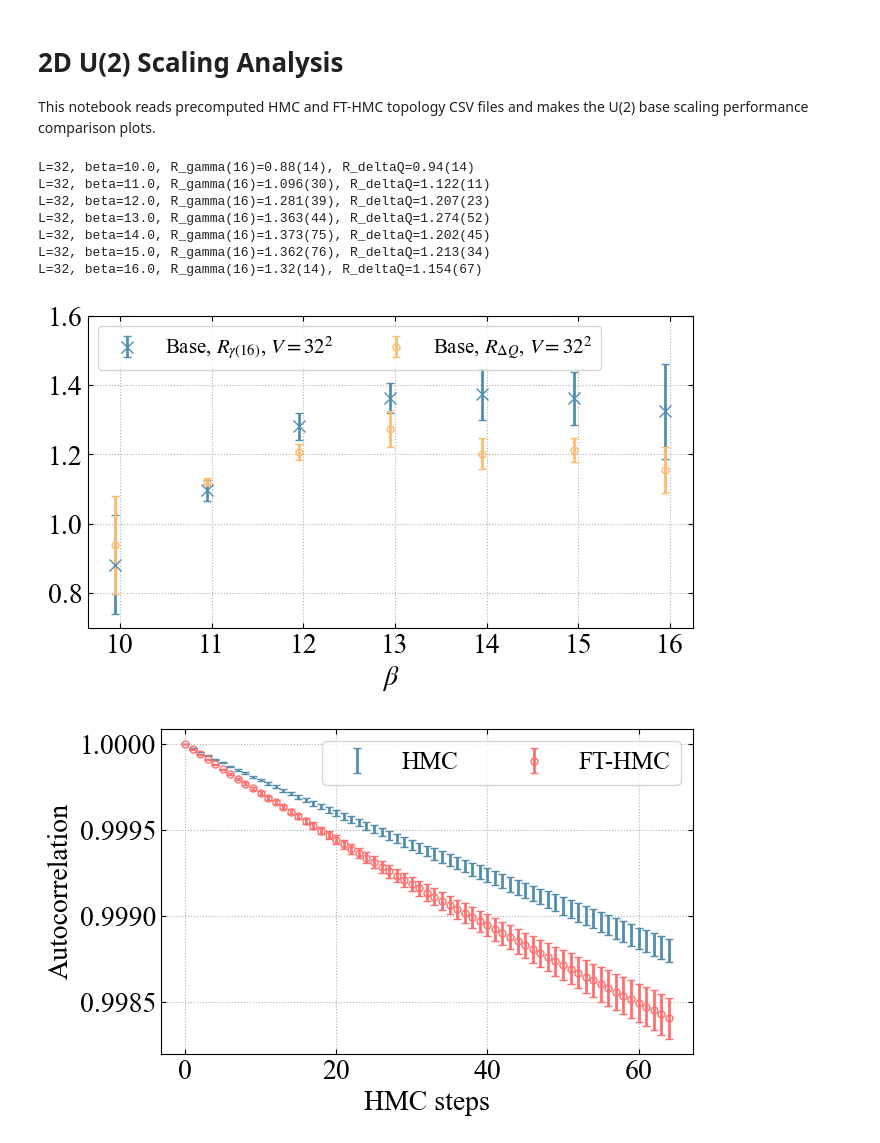
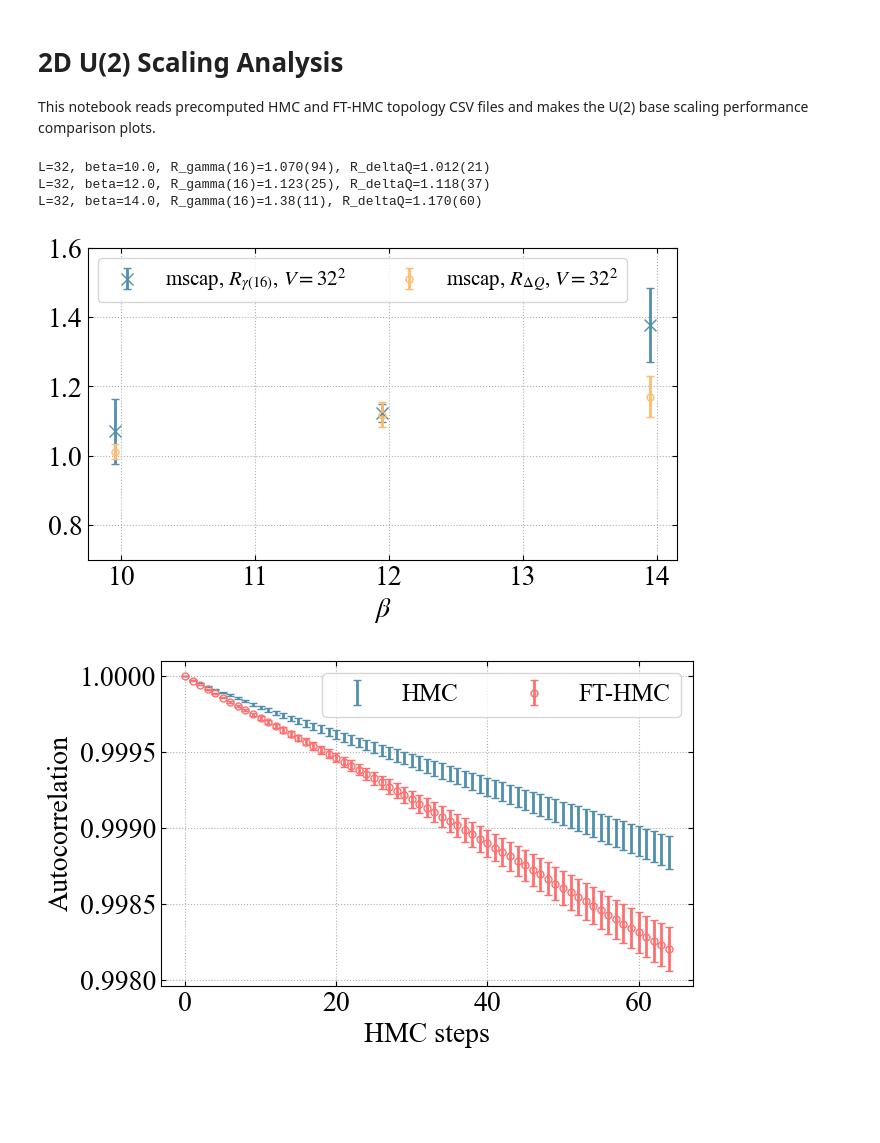
Before and after one commit to Greyyy-HJC/NTHMC, a Jupyter notebook: presentation/2du2_scaling.ipynb, the cells around one changed output. Cells and saved outputs as stored; diff of their text form; code cells hidden in the pictures; blank space fills up the shorter version.

Commit message:
pause evaluation of new models; change to smaller ensemble for quick tests

```diff
--- a/presentation/2du2_scaling.ipynb
+++ b/presentation/2du2_scaling.ipynb
@@ -20,16 +20,18 @@ from nthmc.core.resampling import jackknife, jk_ls_avg
 from nthmc.u2.u2_observables import autocorrelation, format_beta
 
 LATTICE_SIZES = [32]
-BETAS = [10.0, 11.0, 12.0, 13.0, 14.0, 15.0, 16.0]
-SEEDS = [1029, 1107, 1331, 1984, 1999, 2008, 2017, 2025]
+# BETAS = [10.0, 11.0, 12.0, 13.0, 14.0, 15.0, 16.0]
+# SEEDS = [1029, 1107, 1331, 1984, 1999, 2008, 2017, 2025]
+BETAS = [10.0, 12.0, 14.0]
+SEEDS = [1029, 1107, 1331, 1984, 1999]
 TRAIN_BETA = 10.0
 N_STEPS = int(os.environ.get("NTHMC_SCALING_N_STEPS", "10"))
 MAX_LAG = 64
 GAMMA_LAG = 16
-MODEL_TAG = "base"
+MODEL_TAG = "mscap"
 
 HMC_DUMP_DIR = REPO_ROOT / "2du2" / "evaluation" / "hmc" / "dumps"
-FTHMC_DUMP_DIR = REPO_ROOT / "2du2" / "evaluation" / "base" / "dumps"
+FTHMC_DUMP_DIR = REPO_ROOT / "2du2" / "evaluation" / MODEL_TAG / "dumps"
 PLOT_DIR = REPO_ROOT / "presentation" / "plots"
 PLOT_DIR.mkdir(parents=True, exist_ok=True)
 # %%
@@ -137,48 +139,44 @@ for lattice_size in LATTICE_SIZES:
             f"R_deltaQ={results[(lattice_size, beta)]['delta_q_ratio']}"
         )
 # %% [output]
-L=32, beta=10.0, R_gamma(16)=0.88(14), R_deltaQ=0.94(14)
-L=32, beta=11.0, R_gamma(16)=1.096(30), R_deltaQ=1.122(11)
-L=32, beta=12.0, R_gamma(16)=1.281(39), R_deltaQ=1.207(23)
-L=32, beta=13.0, R_gamma(16)=1.363(44), R_deltaQ=1.274(52)
-L=32, beta=14.0, R_gamma(16)=1.373(75), R_deltaQ=1.202(45)
-L=32, beta=15.0, R_gamma(16)=1.362(76), R_deltaQ=1.213(34)
-L=32, beta=16.0, R_gamma(16)=1.32(14), R_deltaQ=1.154(67)
+L=32, beta=10.0, R_gamma(16)=1.070(94), R_deltaQ=1.012(21)
+L=32, beta=12.0, R_gamma(16)=1.123(25), R_deltaQ=1.118(37)
+L=32, beta=14.0, R_gamma(16)=1.38(11), R_deltaQ=1.170(60)
 # %%
 fig, ax = default_plot()
 beta_values = np.array(BETAS, dtype=float)
 
 for index, lattice_size in enumerate(LATTICE_SIZES):
     offset = -0.05 if index == 0 else 0.05
     gamma_ratios = [results[(lattice_size, beta)]["gamma_ratio"] for beta in BETAS]
     delta_q_ratios = [results[(lattice_size, beta)]["delta_q_ratio"] for beta in BETAS]
 
     ax.errorbar(
         beta_values + offset,
         gv.mean(gamma_ratios),
         yerr=gv.sdev(gamma_ratios),
-        label=rf"Base, $R_{{\gamma (16)}}$, $V={lattice_size}^2$",
+        label=MODEL_TAG + rf", $R_{{\gamma (16)}}$, $V={lattice_size}^2$",
         color=color_ls[index],
         marker="x",
         **errorb,
     )
     ax.errorbar(
         beta_values + offset,
         gv.mean(delta_q_ratios),
         yerr=gv.sdev(delta_q_ratios),
-        label=rf"Base, $R_{{\Delta Q}}$, $V={lattice_size}^2$",
+        label=MODEL_TAG + rf", $R_{{\Delta Q}}$, $V={lattice_size}^2$",
         color=color_ls[index + len(LATTICE_SIZES)],
         **errorb_circle,
     )
 
 ax.set_ylim(0.7, 1.6)
 ax.legend(ncol=2, loc="upper left", fontsize=15)
 ax.set_xlabel(r"$\beta$", **fs_p)
 plt.tight_layout()
 plt.savefig(PLOT_DIR / "2du2_scaling_performance.pdf", transparent=True)
 plt.show()
 # %% [output]
-[figure, old version]
+[figure, new version]
 # %%
 SELECTED_L = 32
 SELECTED_BETA = 14.0
@@ -196,4 +194,4 @@ plt.tight_layout()
 plt.savefig(PLOT_DIR / f"2du2_scaling_autocorrelation_L{SELECTED_L}_b{format_beta(SELECTED_BETA)}.pdf", transparent=True)
 plt.show()
 # %% [output]
-[figure, old version]
+[figure, new version]
```
Also changed, not shown: 54 other files.
